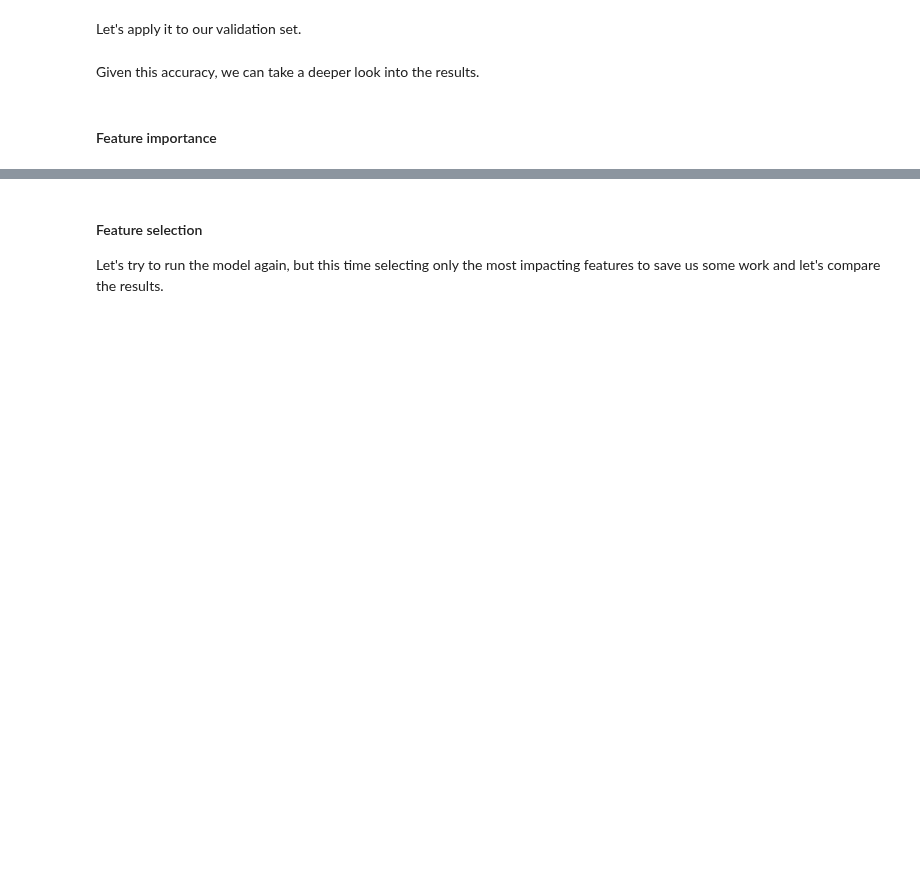
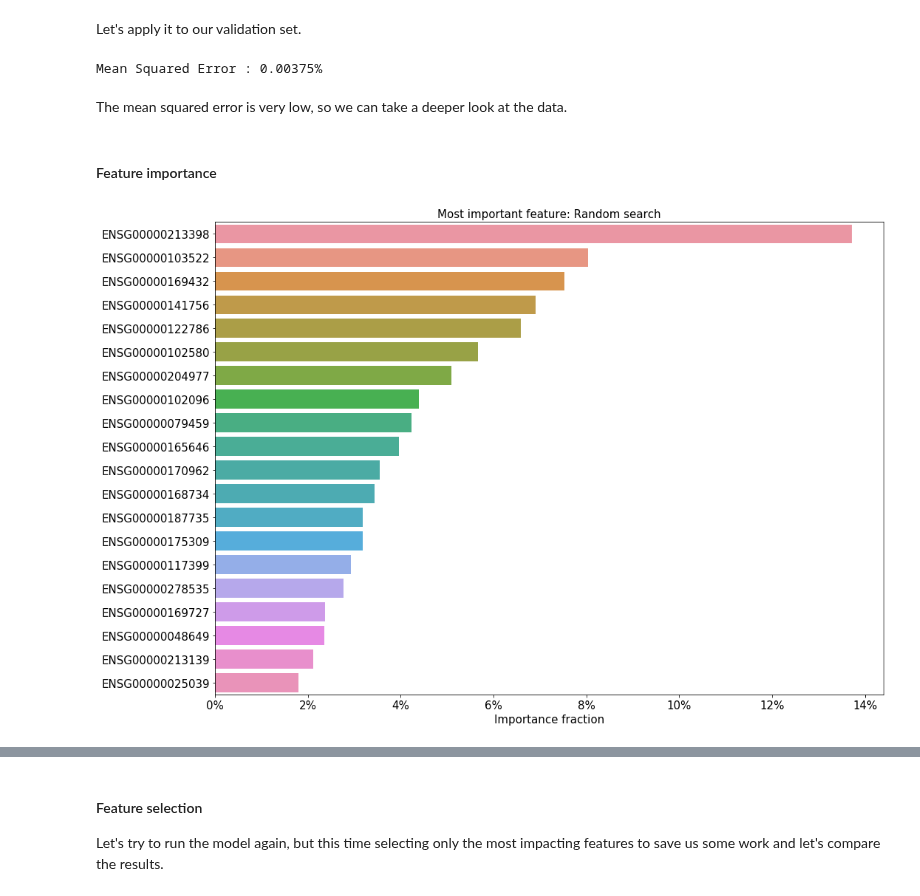
Before and after one commit to JulesTriomphe/dsip, a Jupyter notebook: Project/02_Random_Search.ipynb, the cells around one changed output, grey strips where cells are left out. Drawn from its saved outputs; the diff is of its cells as text; code cells hidden in the pictures; blank space fills up the shorter version.

```diff
--- a/Project/02_Random_Search.ipynb
+++ b/Project/02_Random_Search.ipynb
@@ -60,27 +95,0 @@ def plot_importance(feature_importance_sorted, n, type_of_search):
-# %%
-def pp_rf(test_size):
-
-    list_of_files = glob.glob('50_by_100/Full*.csv') # * means all if need specific format then *.csv
-    latest_file = max(list_of_files, key=os.path.getctime)
-
-    print(latest_file)
-
-    df_raw = pd.read_csv(latest_file, index_col=0)
-    df_raw.sort_index(inplace = True, ascending = True)
-    df_raw.sort_index(inplace = True, axis = 1)
-
-    y = df_raw.COVID.copy()
-    X = df_raw.drop(columns = ['COVID']).copy()
-
-    X_types = dict(X.dtypes)
-    features = list(X.columns)
-
-    train = np.random.rand(len(df_raw))> test_size
-
-    X_train = X[train]
-    X_test = X[~train]
-
-    y_train = y[train].tolist()
-    y_test = y[~train].tolist()
-
-    return X, X_train, X_test, y, y_train, y_test
@@ -99,11 +136,11 @@ After having explored a grid search, we can adopt another approach. Instead of s
 # %%
-n_estimators = range(10,5000,50)
+n_estimators = range(10,1000,50)
 criterion = ['mse', 'mae']
-max_depth = range(5,50,10)
-min_samples_split = range(2,100,2)
-min_samples_leaf = range(2,100, 2)
+max_depth = range(5,20)
+min_samples_split = range(2,10,2)
+min_samples_leaf = range(1,2)
 max_features = ['sqrt', 'log2', None]
-bootstrap = [True,False]
+bootstrap = [True]
 
 random_parameters = {'n_estimators' : n_estimators,
                      'criterion' : criterion,
@@ -115,7 +152,7 @@ random_parameters = {'n_estimators' : n_estimators,
 # %%
 random_reg = RandomizedSearchCV(rf_reg,
                                 param_distributions = random_parameters,
-                                n_iter = 50,
+                                n_iter = 5,
                                 verbose = 3)
 # %%
 with parallel_backend('ipyparallel'):
@@ -166,9 +219,15 @@ print("Accuracy: {:.2%}".format(1 - np.mean(mae)))
+# %%
+print("Mean Squared Error : {:.5%}".format(mse(y_test, random_y_pred)))
+# %% [output]
+Mean Squared Error : 0.00375%
 # %% [markdown]
-Given this accuracy, we can take a deeper look into the results.
+The mean squared error is very low, so we can take a deeper look at the data.
 # %% [markdown]
 #### Feature importance
 # %%
 random_feature_importances = [(list(X.columns)[i], random_reg_best.best_estimator_.feature_importances_[i])
                               for i in range(len(list(X.columns)))]
 random_feature_importances.sort(key=itemgetter(1), reverse = True)
-plot_importance(random_feature_importances, 20, 'Ransom search')
+plot_importance(random_feature_importances, 20, 'Random search')
+# %% [output]
+[figure, added]
```
Also changed, not shown: parts of 22 cells of this notebook, 5 other files.
